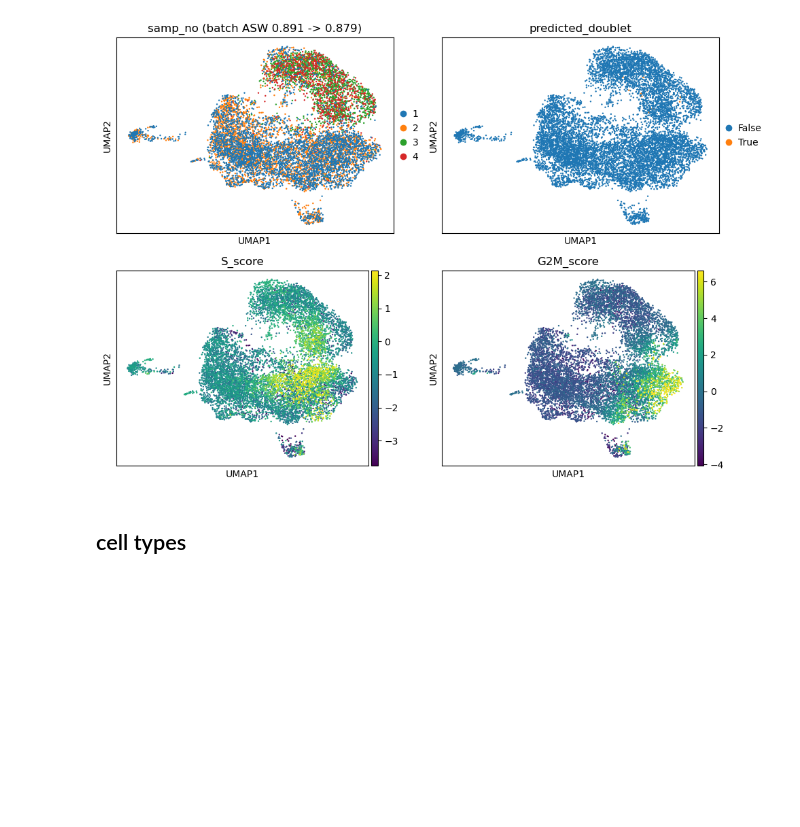
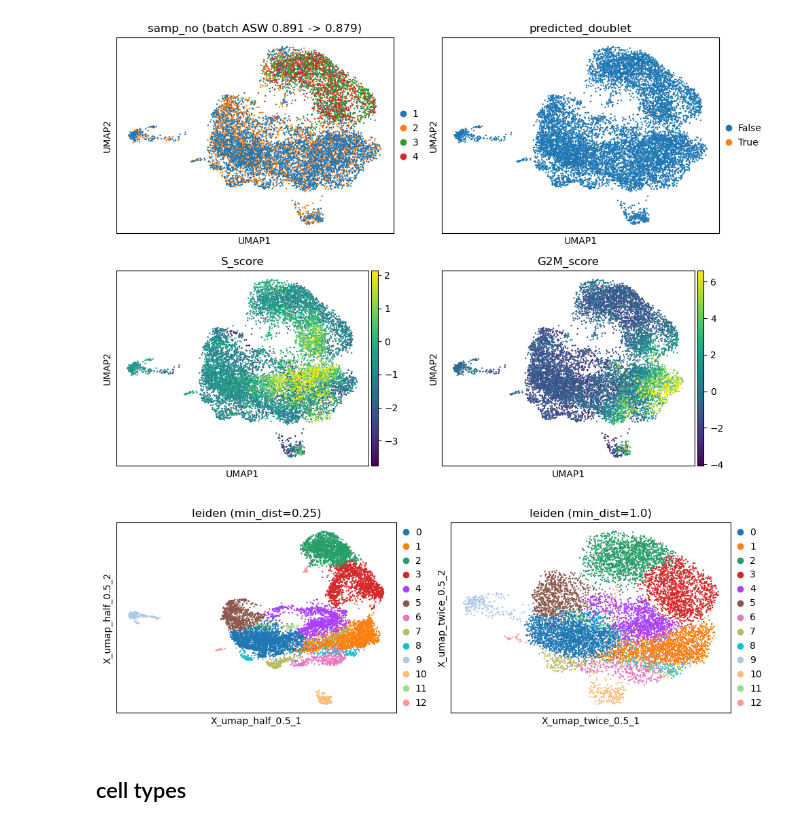
Before and after one commit to drgmk/scrna, a Jupyter notebook: notebooks/firstlook.ipynb, the cells around one changed output. Cells and saved outputs as stored; diff of their text form; code cells hidden in the pictures; blank space fills up the shorter version.

Commit message:
more umaps

```diff
--- a/notebooks/firstlook.ipynb
+++ b/notebooks/firstlook.ipynb
@@ -354,6 +355,17 @@ fig.savefig(str(figs_path / 'umap_overview.pdf'))
 ... storing 'group' as categorical
 ... storing 'phase' as categorical
 [figure]
+# %%
+# umaps with different min_dist
+fig , ax = plt.subplots(1, 2, figsize=(10,3.5))
+for i, min_dist in enumerate(['half', 'twice']):
+    sc.pl.embedding(rna, f'X_umap_{min_dist}_{min_umap_dist}_', color='leiden', ax=ax[i], show=False)
+    ax[i].set_title(f'leiden (min_dist={min_umap_dist/2 if min_dist=="half" else min_umap_dist*2})')
+
+fig.tight_layout()
+fig.savefig(str(figs_path / f'umap_leiden_min_dist.pdf'))
+# %% [output]
+[figure, added]
 # %% [markdown]
 ## cell types
 # %% [markdown]
```
Also changed, not shown: parts of 7 cells of this notebook, 1 other file.
